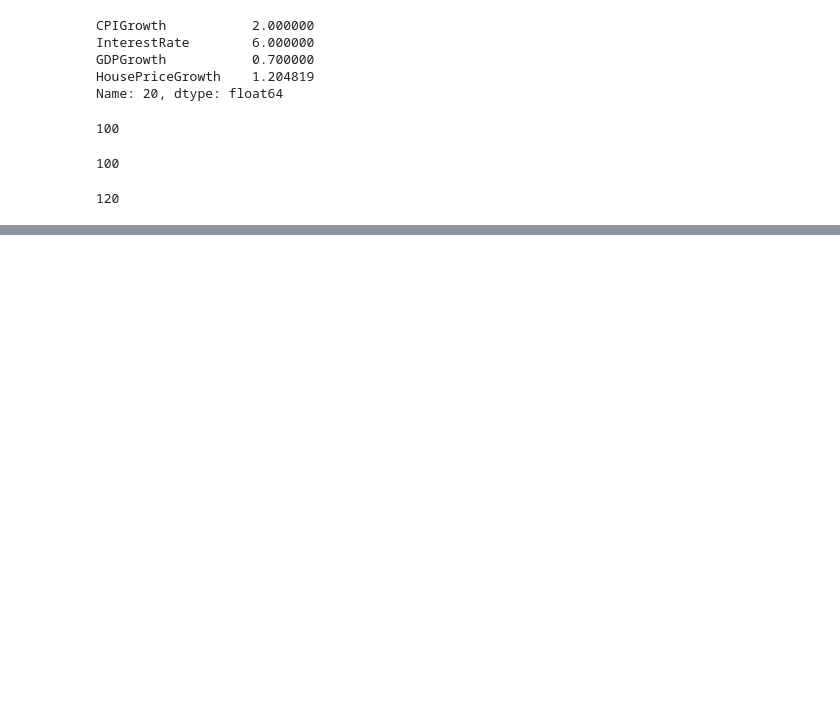
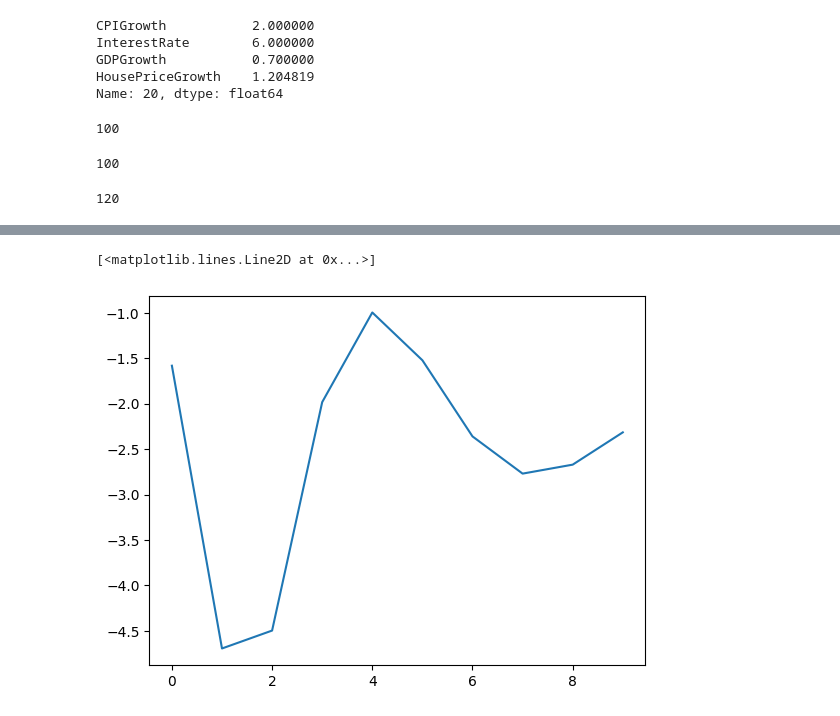
Before and after one commit to Haydn-Martin/predicting-house-prices-time-series, a Jupyter notebook: HousePricePrediction.ipynb, the cells around one changed output, grey strips where cells are left out. Drawn from its saved outputs; the diff is of its cells as text; code cells hidden in the pictures; blank space fills up the shorter version.

```diff
--- a/HousePricePrediction.ipynb
+++ b/HousePricePrediction.ipynb
@@ -691,7 +696,7 @@ len(X)
 # %%
 # Dataset splitting
-(xVal, yVal) = singleStepSampler(X, y, 20)
-X_train = xVal[:80]
-y_train = yVal[:80]
-X_test = xVal[80:]
-y_test = yVal[80:]
+(xVal, yVal) = single_step_sampler(X, y, 20)
+X_train = xVal[:90]
+y_train = yVal[:90]
+X_test = xVal[90:]
+y_test = yVal[90:]
@@ -754 +752,6 @@ Epoch 1000/1000
 <keras.src.callbacks.history.History at 0x...>
+# %%
+# Make predictions
+multivariate_lstm_preds = multivariate_lstm.predict(X_test)
+plt.plot(multivariate_lstm_preds)
+# %% [output]
@@ -754,0 +759,2 @@ Epoch 1000/1000
+[<matplotlib.lines.Line2D at 0x...>]
+[figure, added]
```
Also changed, not shown: parts of 20 cells of this notebook.
